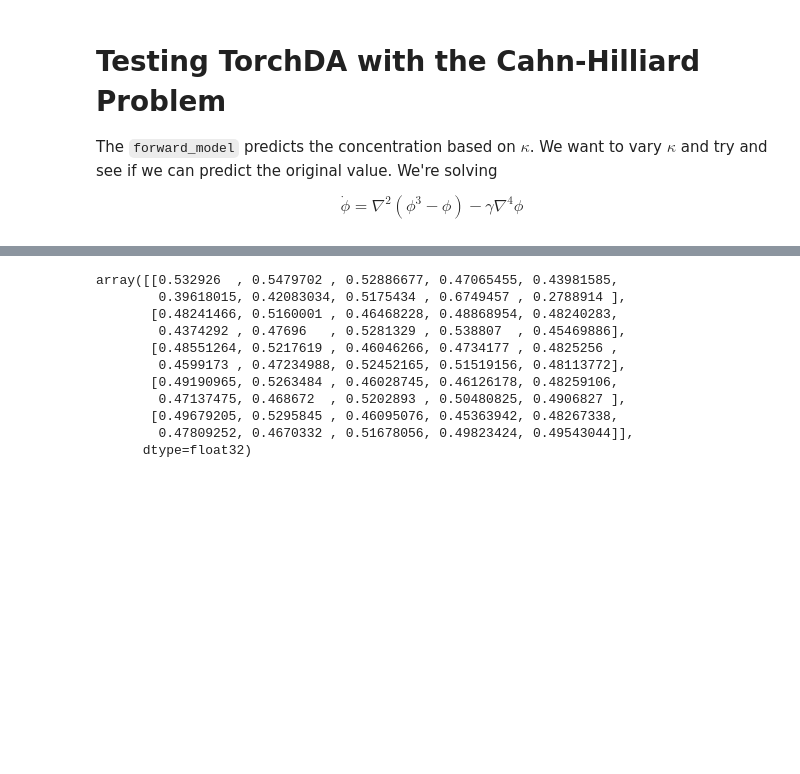
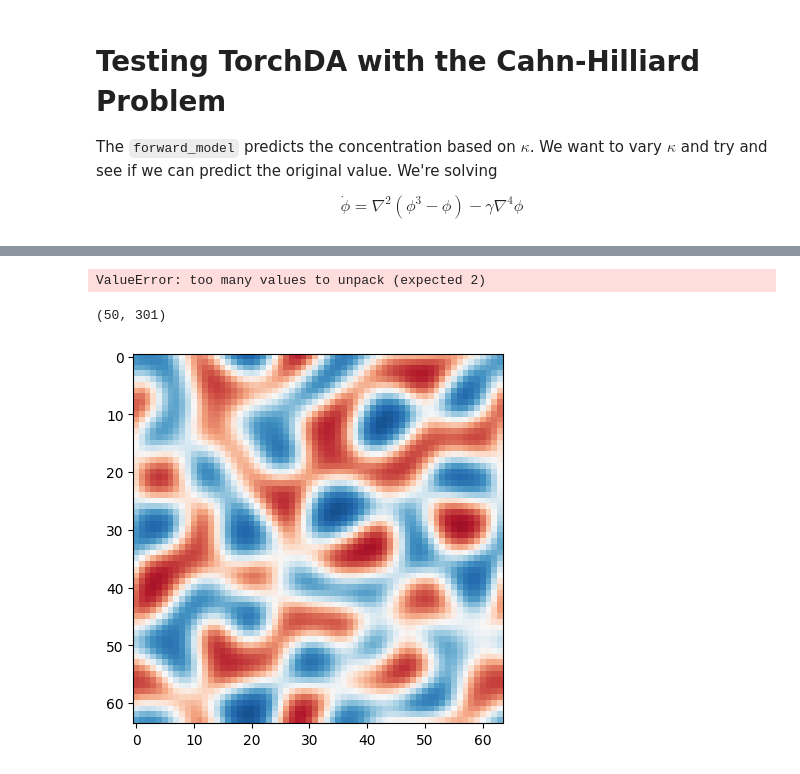
Before and after one commit to wd15/torchda, a Jupyter notebook: sandbox/02-cahn-hilliard.ipynb, the cells around one changed output, grey strips where cells are left out. Cells and saved outputs as stored; diff of their text form; code cells hidden in the pictures; blank space fills up the shorter version.

```diff
--- a/sandbox/02-cahn-hilliard.ipynb
+++ b/sandbox/02-cahn-hilliard.ipynb
@@ -55,19 +66,0 @@ plt.show()
-# %%
-def H(nobs, x):
-    rng = np.random.default_rng(1228075288403)
-    i = rng.integers(0, high=x.shape[1], size=nobs, dtype=int)
-    return x[:, i]
-# %%
-H(10, c[:5].reshape((5, c.shape[1] * c.shape[2])))
-# %% [output]
-array([[0.532926  , 0.5479702 , 0.52886677, 0.47065455, 0.43981585,
-        0.39618015, 0.42083034, 0.5175434 , 0.6749457 , 0.2788914 ],
-       [0.48241466, 0.5160001 , 0.46468228, 0.48868954, 0.48240283,
-        0.4374292 , 0.47696   , 0.5281329 , 0.538807  , 0.45469886],
-       [0.48551264, 0.5217619 , 0.46046266, 0.4734177 , 0.4825256 ,
-        0.4599173 , 0.47234988, 0.52452165, 0.51519156, 0.48113772],
-       [0.49190965, 0.5263484 , 0.46028745, 0.46126178, 0.48259106,
-        0.47137475, 0.468672  , 0.5202893 , 0.50480825, 0.4906827 ],
-       [0.49679205, 0.5295845 , 0.46095076, 0.45363942, 0.48267338,
-        0.47809252, 0.4670332 , 0.51678056, 0.49823424, 0.49543044]],
-      dtype=float32)
@@ -73,0 +109,15 @@ array([[0.532926  , 0.5479702 , 0.52886677, 0.47065455, 0.43981585,
+# %%
+xEnKF, x_ens = run_filter(10, sigens=2e-1)
+# %%
+err_mu, err_ens = error(np.array(tmp), c_store.reshape(1, c_store.shape[0], N * N))
+# %% [output]
+ValueError: too many values to unpack (expected 2)
+# %%
+err_.shape
+# %% [output]
+(50, 301)
+# %%
+plt.imshow(xEnKF[:,-1].reshape(N, N),cmap='RdBu_r', vmin=0.0, vmax=1.0)
+plt.show()
+# %% [output]
+[figure, added]
```
Also changed, not shown: parts of 10 cells of this notebook.
